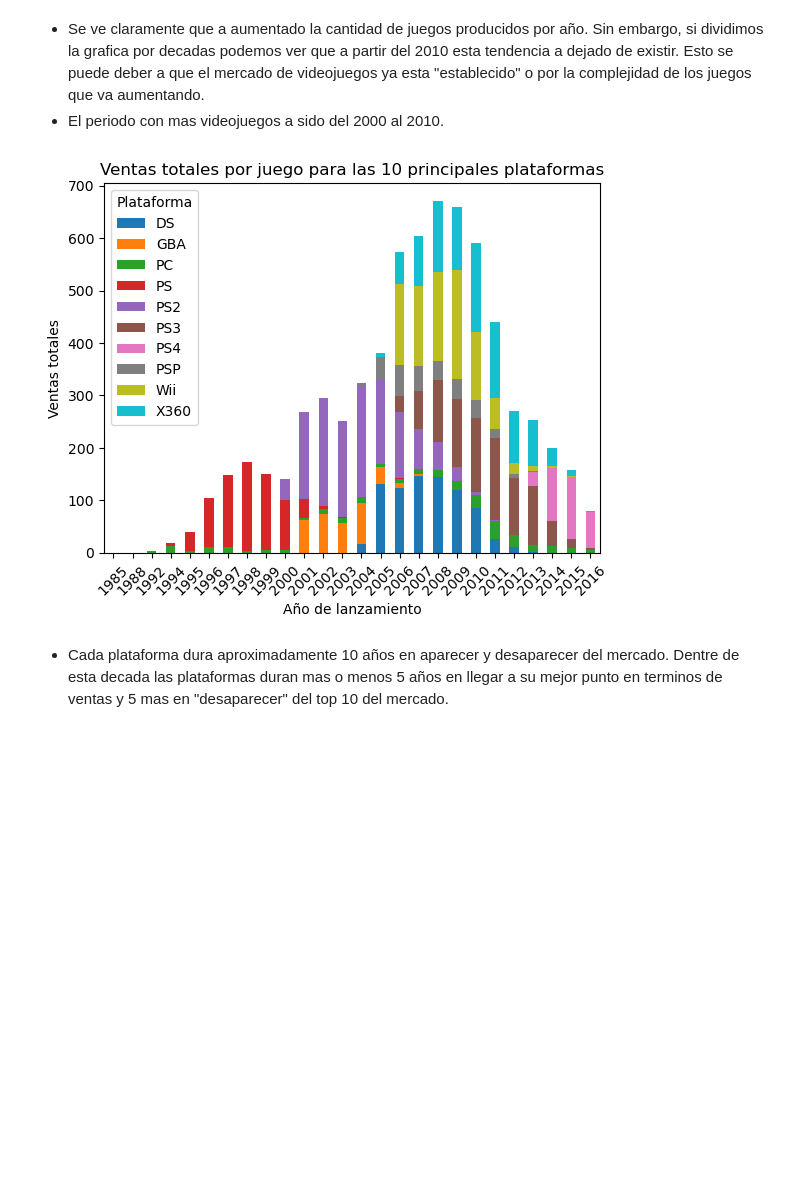
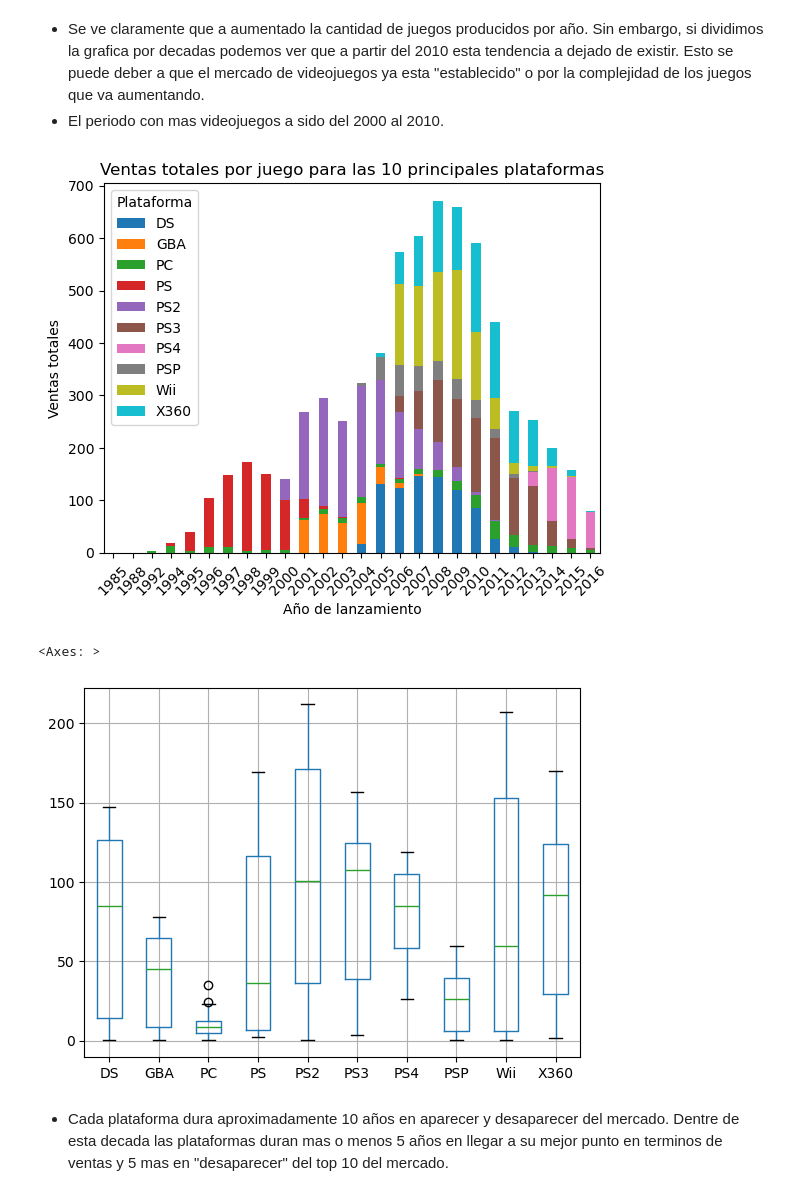
Before and after one commit to Sammat2507/proyecto-sprint-6, a Jupyter notebook: gamesnotebook.ipynb, the cells around one changed output. Saved outputs shown, nothing was run; the diff lists cells and outputs as text; code cells hidden in the pictures; blank space fills up the shorter version.

```diff
--- a/gamesnotebook.ipynb
+++ b/gamesnotebook.ipynb
@@ -126,19 +126,22 @@ games_per_year.plot(kind='bar', title = 'Games per year', xlabel='Year', ylabel=
 # %%
 platforms_sales = games_df.groupby('platform')['sales_per_game'].sum()
 top_platforms = platforms_sales.sort_values(ascending=False).head(10)
 top_platforms_names = top_platforms.index
 top_platforms_data = games_df[games_df['platform'].isin(top_platforms_names)]
 sales_by_year_platform = top_platforms_data.groupby(['year_of_release', 'platform'])['sales_per_game'].sum().unstack()
 
 sales_by_year_platform.plot(kind='bar', stacked=True)
 plt.title('Ventas totales por juego para las 10 principales plataformas')
 plt.xlabel('Año de lanzamiento')
 plt.ylabel('Ventas totales')
 plt.xticks(rotation=45)
 plt.legend(title='Plataforma')
 plt.show()
+sales_by_year_platform.boxplot()
 # %% [output]
 [figure]
+<Axes: >
+[figure, added]
 # %% [markdown]
 - Cada plataforma dura aproximadamente 10 años en aparecer y desaparecer del mercado. Dentre de esta decada las plataformas duran mas o menos 5 años en llegar a su mejor punto en terminos de ventas y 5 mas en "desaparecer" del top 10 del mercado.
 # %% [markdown]
```
Also changed, not shown: parts of 1 cell of this notebook.
